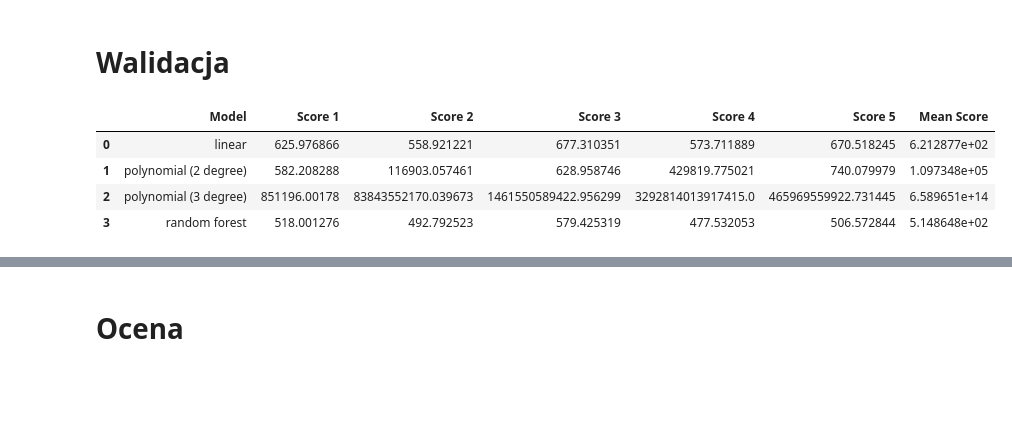
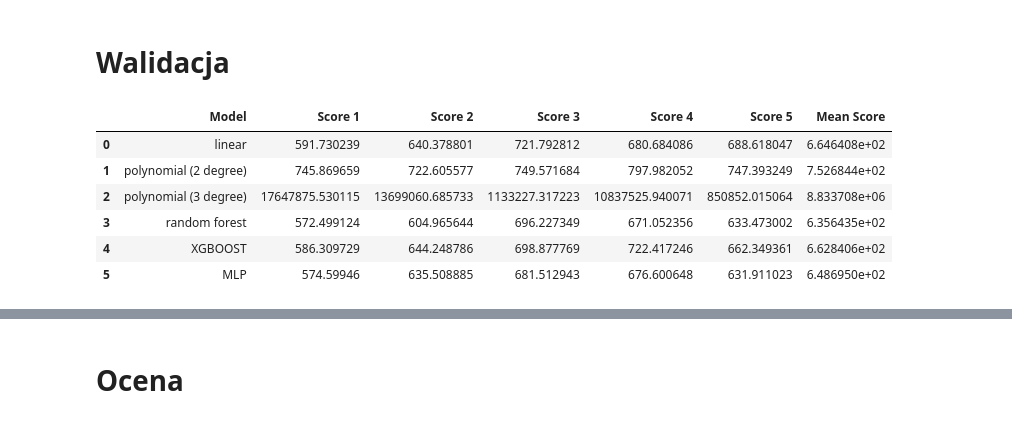
Before and after one commit to aleksandra0014/spotify_predictor_and_recommendation, a Jupyter notebook: predictions.ipynb, the cells around one changed output, grey strips where cells are left out. Saved outputs shown, nothing was run; the diff lists cells and outputs as text; code cells hidden in the pictures; blank space fills up the shorter version.

```diff
--- a/predictions.ipynb
+++ b/predictions.ipynb
@@ -134,7 +151,8 @@ from sklearn.model_selection import GridSearchCV
 model_rf = RandomForestRegressor(random_state=42)
 
 param_grid = {
-    'n_estimators': [50, 100, 200, 300]  # różne wartości liczby drzew
+    'n_estimators': [50, 100, 200],  # różne wartości liczby drzew
+    'max_depth': [3, 4, 5] # głębokość
 }
 
 grid_search = GridSearchCV(estimator=model_rf, param_grid=param_grid, cv=5, scoring='neg_mean_squared_error')
@@ -152,4 +170,4 @@ Najlepszy wynik: 504.81891560562974
 # %%
-model_rf = RandomForestRegressor(n_estimators=300, random_state=42)
+model_rf = RandomForestRegressor(n_estimators=grid_search.best_params_['n_estimators'], max_depth=grid_search.best_params_['max_depth'], random_state=42)
 # %% [markdown]
 # XGBOOST
@@ -166,0 +174,18 @@ params = {
+# %%
+from xgboost import XGBRegressor
+
+xgb_model = XGBRegressor()
+
+param_grid = {
+    'n_estimators': [50, 100, 200],
+    'max_depth': [3, 4, 5],
+    'learning_rate': [0.01, 0.05, 0.1]
+}
+
+grid_search = GridSearchCV(estimator=xgb_model, param_grid=param_grid, scoring='neg_mean_squared_error', cv=5)
+grid_search.fit(X_train, y_train)
+
+print(f"Best parameters found: {grid_search.best_params_}")
+print(f"Best score: {grid_search.best_score_}")
+
+model_xgb = XGBRegressor(n_estimators=grid_search.best_params_['n_estimators'], max_depth=grid_search.best_params_['max_depth'], random_state=42)
@@ -168,55 +196,62 @@ params = {
 # MLP
 # %%
 import tensorflow as tf
+from scikeras.wrappers import KerasRegressor
 
 y_train = y_train.astype(float)
 y_test = y_test.astype(float)
 
 model_mlp = tf.keras.Sequential([
-    tf.keras.Input(shape=(21,)),  # Warstwa wejściowa
+    tf.keras.Input(shape=(22,)),  # Warstwa wejściowa
     tf.keras.layers.Dense(64, activation='relu'),  # Warstwa wejściowa
     tf.keras.layers.Dense(32, activation='relu'),  # Ukryta warstwa
     tf.keras.layers.Dense(1, activation='linear')  # Warstwa wyjściowa z liniową funkcją aktywacji
 ])
 
 model_mlp.compile(optimizer='adam', loss='mean_squared_error')
+model_mlp = KerasRegressor(model=model_mlp, epochs=100, batch_size=10, verbose=0)
 # %% [markdown]
 # Walidacja
 # %%
+from sklearn.model_selection import KFold
 from sklearn.metrics import mean_squared_error
-from sklearn.model_selection import KFold
 import numpy as np
 
 kf = KFold(n_splits=5, shuffle=True, random_state=42)
 
 def score_of_model(model):
     mse_score = []
 
     for train_index, val_index in kf.split(X_train):
         x_train_fold, x_val_fold = X_train[train_index], X_train[val_index]
         y_train_fold, y_val_fold = y_train[train_index], y_train[val_index]
 
         model.fit(x_train_fold, y_train_fold)
 
         val_pred = model.predict(x_val_fold)
         mse = mean_squared_error(y_val_fold, val_pred)
         mse_score.append(mse)
 
     return mse_score
 
 validation_tab = pd.DataFrame(columns=['Model', 'Score 1', 'Score 2', 'Score 3', 'Score 4', 'Score 5'])
-scores = [np.mean(score_of_model(model_pol_1)), np.mean(score_of_model(model_pol_2)), np.mean(score_of_model(model_pol_3)), np.mean(score_of_model(model_rf))]
-models= ['linear', 'polynomial (2 degree)', 'polynomial (3 degree)', 'random forest']
+scores = [np.mean(score_of_model(model_pol_1)), np.mean(score_of_model(model_pol_2)), np.mean(score_of_model(model_pol_3)), np.mean(score_of_model(model_rf)), np.mean(score_of_model(model_xgb)), np.mean(score_of_model(model_mlp))]
+models= ['linear', 'polynomial (2 degree)', 'polynomial (3 degree)', 'random forest', 'XGBOOST', 'MLP']
 validation_tab['Mean Score'] = scores
 validation_tab['Model'] = models
 validation_tab.iloc[0, 1:6] = score_of_model(model_pol_1)
 validation_tab.iloc[1, 1:6] = score_of_model(model_pol_2)
 validation_tab.iloc[2, 1:6] = score_of_model(model_pol_3)
 validation_tab.iloc[3, 1:6] = score_of_model(model_rf)
+validation_tab.iloc[4, 1:6] = score_of_model(model_xgb)
+validation_tab.iloc[5, 1:6] = score_of_model(model_mlp)
+
 validation_tab
 # %% [output]
 |  | Model | Score 1 | Score 2 | Score 3 | Score 4 | Score 5 | Mean Score |
-| 0 | linear | 625.976866 | 558.921221 | 677.310351 | 573.711889 | 670.518245 | 6.212877e+02 |
-| 1 | polynomial (2 degree) | 582.208288 | 116903.057461 | 628.958746 | 429819.775021 | 740.079979 | 1.097348e+05 |
-| 2 | polynomial (3 degree) | 851196.00178 | 83843552170.039673 | 1461550589422.956299 | 3292814013917415.0 | 465969559922.731445 | 6.589651e+14 |
-| 3 | random forest | 518.001276 | 492.792523 | 579.425319 | 477.532053 | 506.572844 | 5.148648e+02 |
+| 0 | linear | 591.730239 | 640.378801 | 721.792812 | 680.684086 | 688.618047 | 6.646408e+02 |
+| 1 | polynomial (2 degree) | 745.869659 | 722.605577 | 749.571684 | 797.982052 | 747.393249 | 7.526844e+02 |
+| 2 | polynomial (3 degree) | 17647875.530115 | 13699060.685733 | 1133227.317223 | 10837525.940071 | 850852.015064 | 8.833708e+06 |
+| 3 | random forest | 572.499124 | 604.965644 | 696.227349 | 671.052356 | 633.473002 | 6.356435e+02 |
+| 4 | XGBOOST | 586.309729 | 644.248786 | 698.877769 | 722.417246 | 662.349361 | 6.628406e+02 |
+| 5 | MLP | 574.59946 | 635.508885 | 681.512943 | 676.600648 | 631.911023 | 6.486950e+02 |
```
Also changed, not shown: parts of 25 cells of this notebook, 2 other files.
